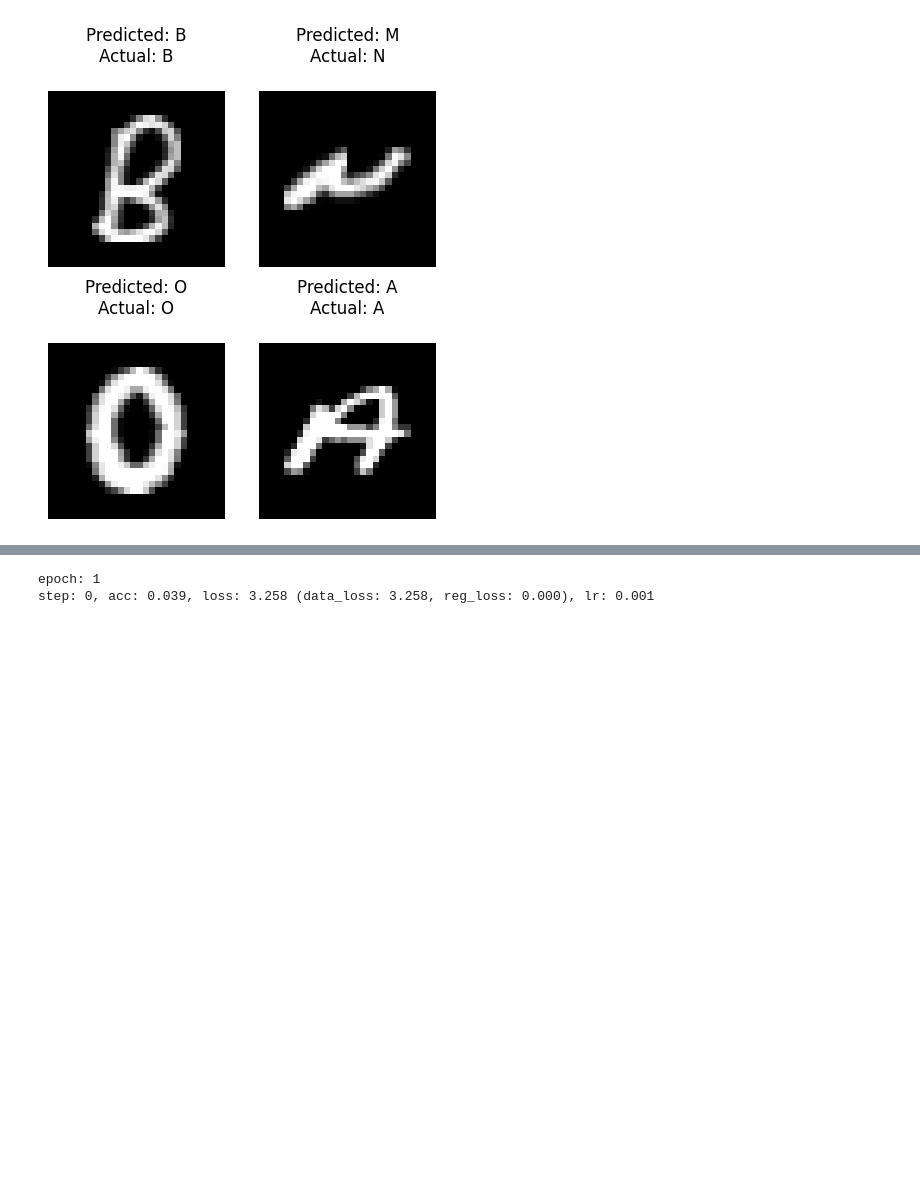
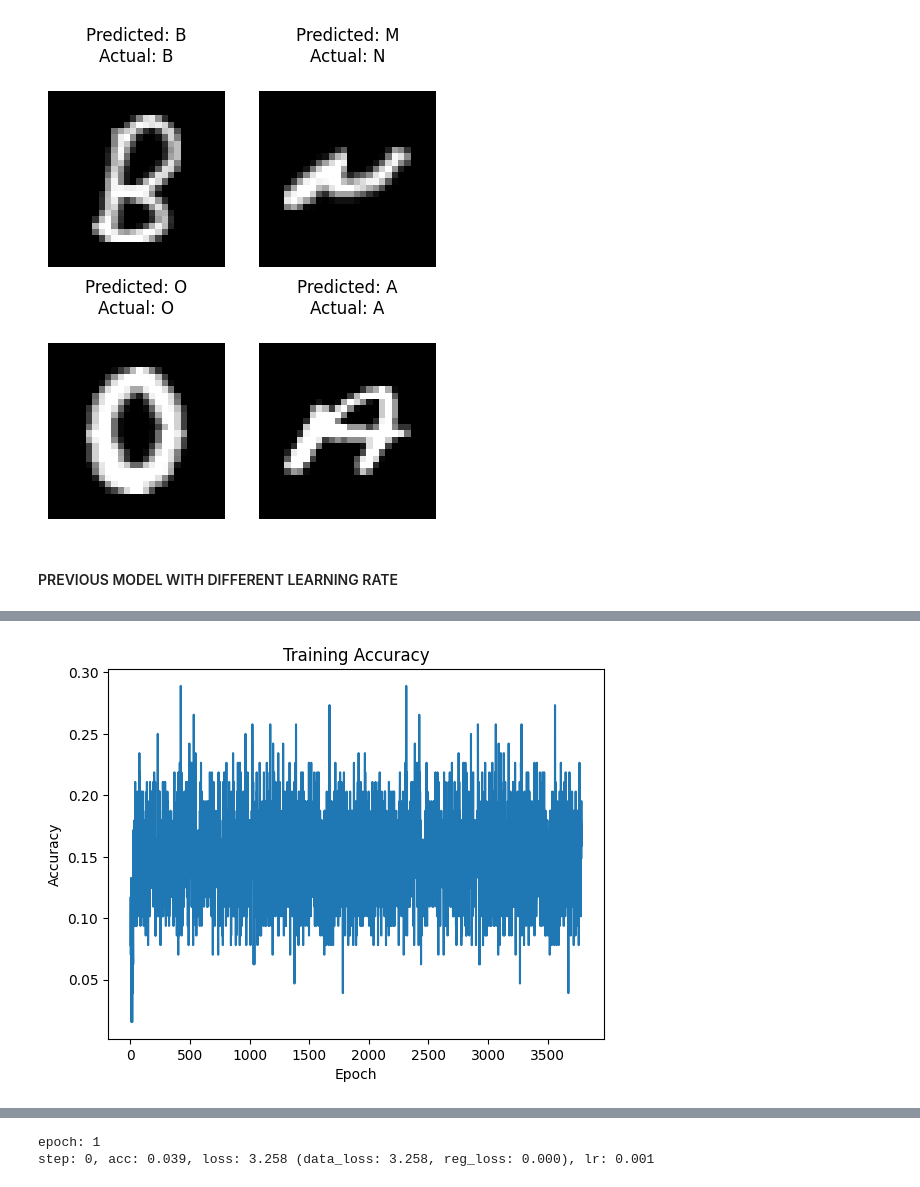
Before and after one commit to MirzaSubasic/letter-recognition, a Jupyter notebook: letter reckognition from scratch 2.ipynb, the cells around one changed output, grey strips where cells are left out. Drawn from its saved outputs; the diff is of its cells as text; code cells hidden in the pictures; blank space fills up the shorter version.

Commit message:
Add 2 new models with learning rate of 0.2 instead of 0.001

```diff
--- a/letter reckognition from scratch 2.ipynb
+++ b/letter reckognition from scratch 2.ipynb
@@ -879,3 +879,28 @@ for i in range(4):
 plt.show()
 # %% [output]
 [figure]
+# %% [markdown]
+#### PREVIOUS MODEL WITH DIFFERENT LEARNING RATE
+# %%
+model1 = Model()
+
+model1.add(Layer_Dense(X.shape[1], 128))
+model1.add(Activation_ReLU())
+model1.add(Layer_Dense(128, 128))
+model1.add(Activation_ReLU())
+model1.add(Layer_Dense(128, 26))
+model1.add(Activation_Softmax())
+
+# Set loss, optimizer and accuracy objects
+model1.set(
+    loss=Loss_CategoricalCrossentropy(),
+    optimizer=Optimizer_Adam(learning_rate=0.2),
+    accuracy=Accuracy_Categorical()
+)
+
+# Finalize the model
+model1.finalize()
+
+# Train the model
+model1.train(X, y, validation_data=(X_test, y_test), epochs=2, batch_size=128, print_every=300)
+# %% [output]
@@ -881,0 +929 @@ plt.show()
+[figure, added]
```
Also changed, not shown: parts of 8 cells of this notebook.
